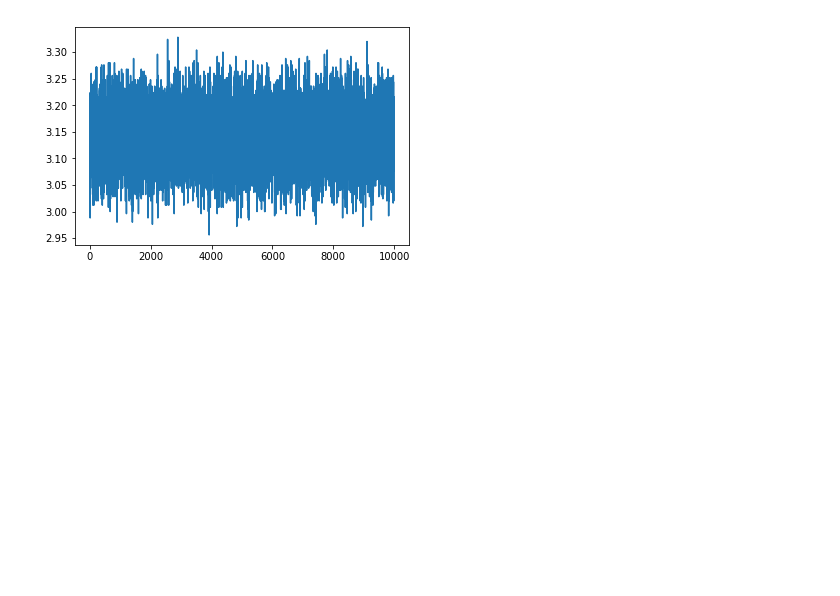
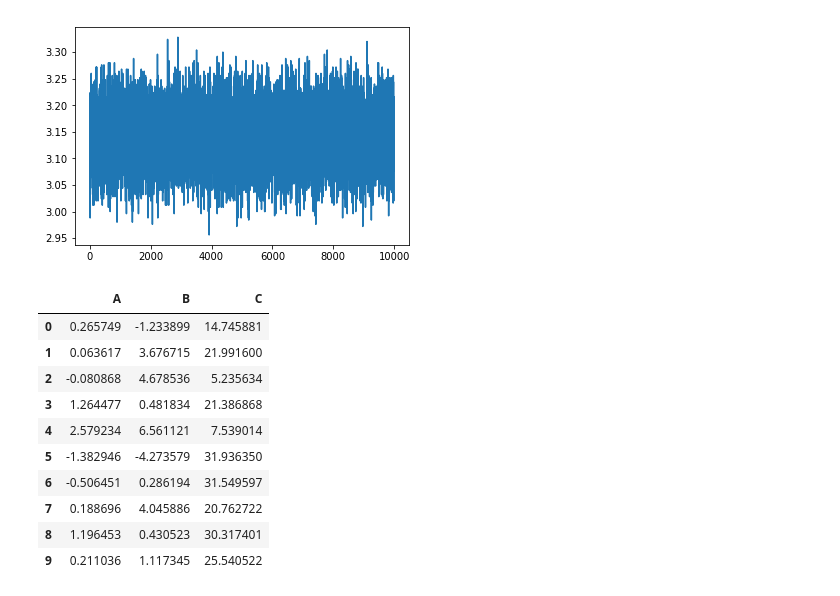
Before and after one commit to slopezv2/machilelearningpy, a Jupyter notebook: Seccion5.ipynb, the cells around one changed output. Cells and saved outputs as stored; diff of their text form; code cells hidden in the pictures; blank space fills up the shorter version.

```diff
--- a/Seccion5.ipynb
+++ b/Seccion5.ipynb
@@ -551,0 +561,14 @@ plt.plot(pi_value_list)
+# %%
+data
+# %% [output]
+|  | A | B | C |
+| 0 | 0.265749 | -1.233899 | 14.745881 |
+| 1 | 0.063617 | 3.676715 | 21.991600 |
+| 2 | -0.080868 | 4.678536 | 5.235634 |
+| 3 | 1.264477 | 0.481834 | 21.386868 |
+| 4 | 2.579234 | 6.561121 | 7.539014 |
+| 5 | -1.382946 | -4.273579 | 31.936350 |
+| 6 | -0.506451 | 0.286194 | 31.549597 |
+| 7 | 0.188696 | 4.045886 | 20.762722 |
+| 8 | 1.196453 | 0.430523 | 30.317401 |
+| 9 | 0.211036 | 1.117345 | 25.540522 |
```
Also changed, not shown: parts of 10 cells of this notebook.
